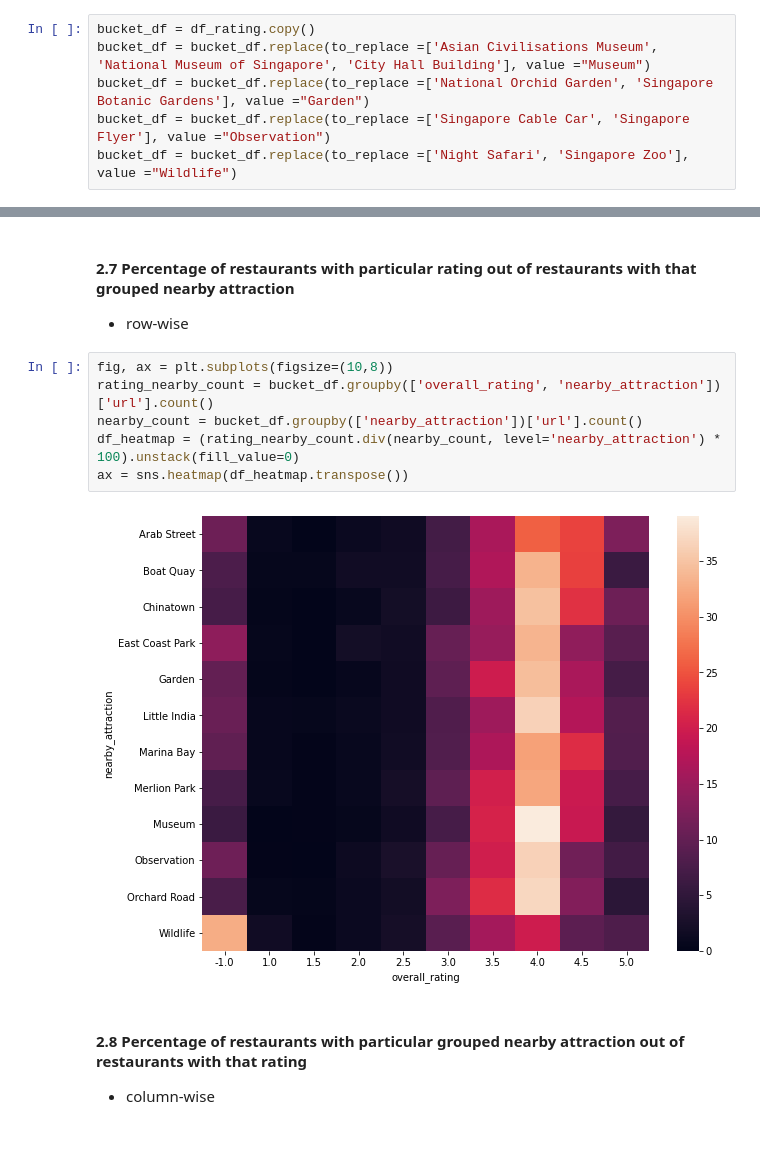
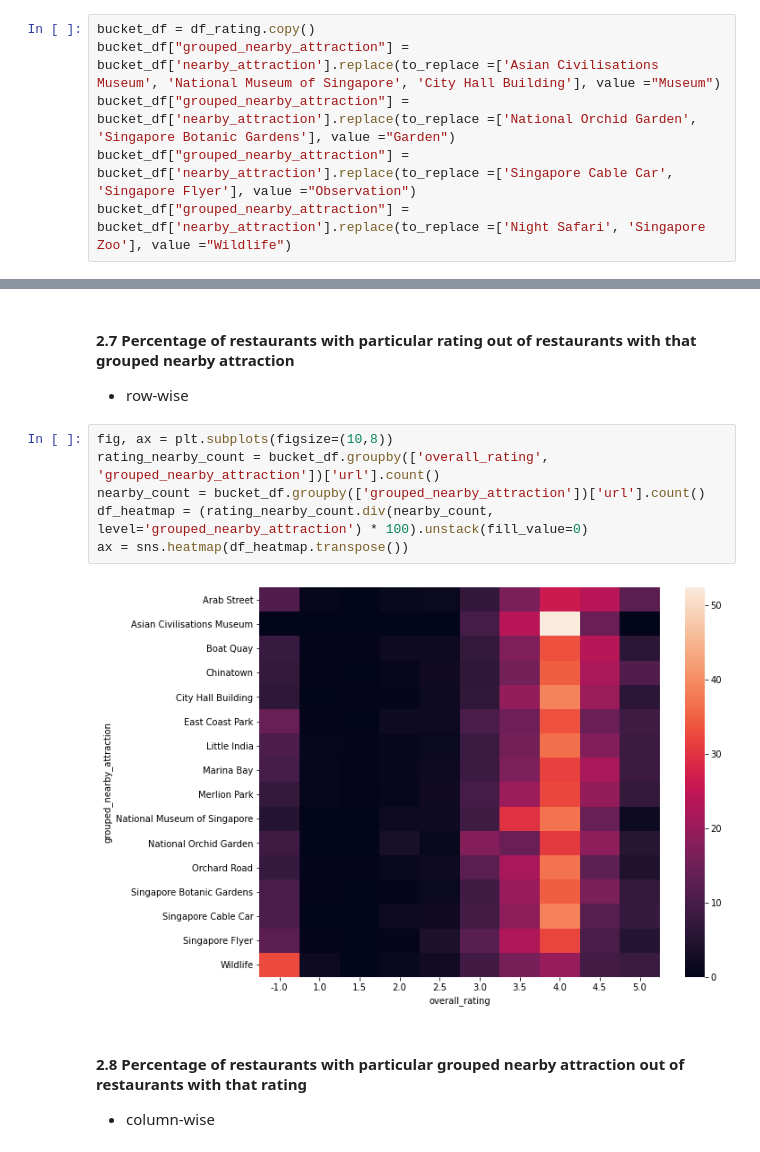
Before and after one commit to chinhockyang/restaurant_ratings_analysis, a Jupyter notebook: nearby_attraction.ipynb, the cells around one changed output, grey strips where cells are left out. Saved outputs shown, nothing was run; the diff lists cells and outputs as text.

```diff
--- a/nearby_attraction.ipynb
+++ b/nearby_attraction.ipynb
@@ -131,10 +121,10 @@ Grouping
 - 'Night Safari', 'Singapore Zoo' to 'Wildlife'
 # %%
 bucket_df = df_rating.copy()
-bucket_df = bucket_df.replace(to_replace =['Asian Civilisations Museum', 'National Museum of Singapore', 'City Hall Building'], value ="Museum")
-bucket_df = bucket_df.replace(to_replace =['National Orchid Garden', 'Singapore Botanic Gardens'], value ="Garden")
-bucket_df = bucket_df.replace(to_replace =['Singapore Cable Car', 'Singapore Flyer'], value ="Observation")
-bucket_df = bucket_df.replace(to_replace =['Night Safari', 'Singapore Zoo'], value ="Wildlife")
+bucket_df["grouped_nearby_attraction"] = bucket_df['nearby_attraction'].replace(to_replace =['Asian Civilisations Museum', 'National Museum of Singapore', 'City Hall Building'], value ="Museum")
+bucket_df["grouped_nearby_attraction"] = bucket_df['nearby_attraction'].replace(to_replace =['National Orchid Garden', 'Singapore Botanic Gardens'], value ="Garden")
+bucket_df["grouped_nearby_attraction"] = bucket_df['nearby_attraction'].replace(to_replace =['Singapore Cable Car', 'Singapore Flyer'], value ="Observation")
+bucket_df["grouped_nearby_attraction"] = bucket_df['nearby_attraction'].replace(to_replace =['Night Safari', 'Singapore Zoo'], value ="Wildlife")
 # %% [markdown]
 #### 2.2 Count of restaurants by nearby attraction after grouping
 # %%
@@ -189,12 +183,12 @@ ax = sns.heatmap(df_heatmap.transpose())
 - row-wise
 # %%
 fig, ax = plt.subplots(figsize=(10,8))
-rating_nearby_count = bucket_df.groupby(['overall_rating', 'nearby_attraction'])['url'].count()
-nearby_count = bucket_df.groupby(['nearby_attraction'])['url'].count()
-df_heatmap = (rating_nearby_count.div(nearby_count, level='nearby_attraction') * 100).unstack(fill_value=0)
+rating_nearby_count = bucket_df.groupby(['overall_rating', 'grouped_nearby_attraction'])['url'].count()
+nearby_count = bucket_df.groupby(['grouped_nearby_attraction'])['url'].count()
+df_heatmap = (rating_nearby_count.div(nearby_count, level='grouped_nearby_attraction') * 100).unstack(fill_value=0)
 ax = sns.heatmap(df_heatmap.transpose())
 # %% [output]
-[figure, old version]
+[figure, new version]
 # %% [markdown]
 #### 2.8 Percentage of restaurants with particular grouped nearby attraction out of restaurants with that rating
 - column-wise
```
Also changed, not shown: parts of 38 cells of this notebook, 1 other file.
